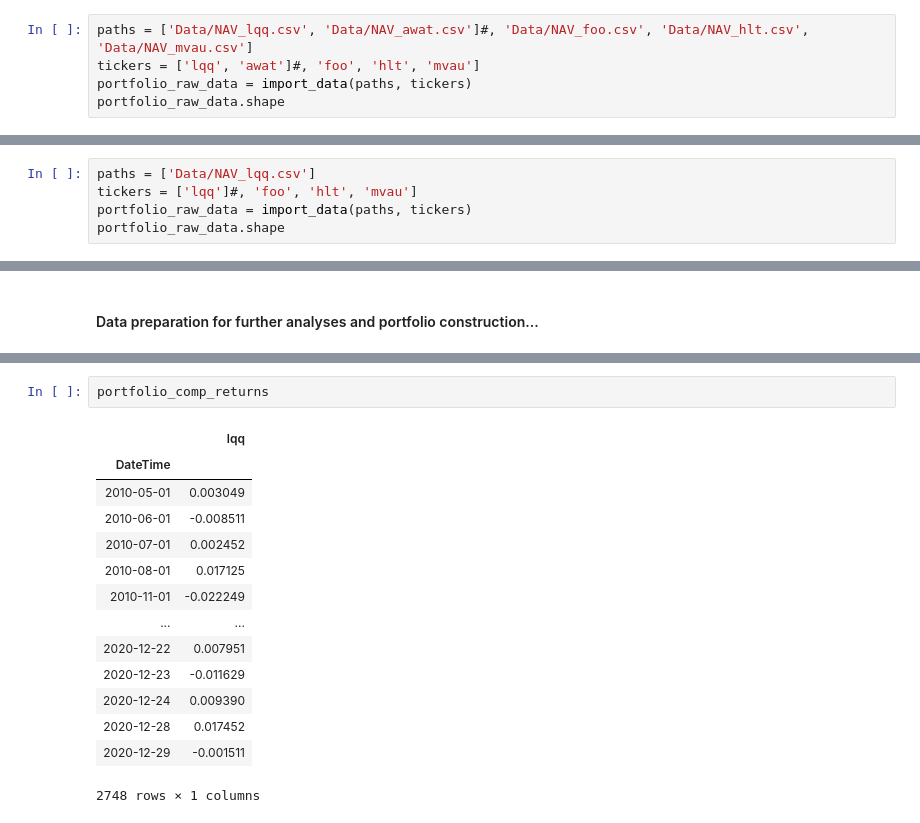
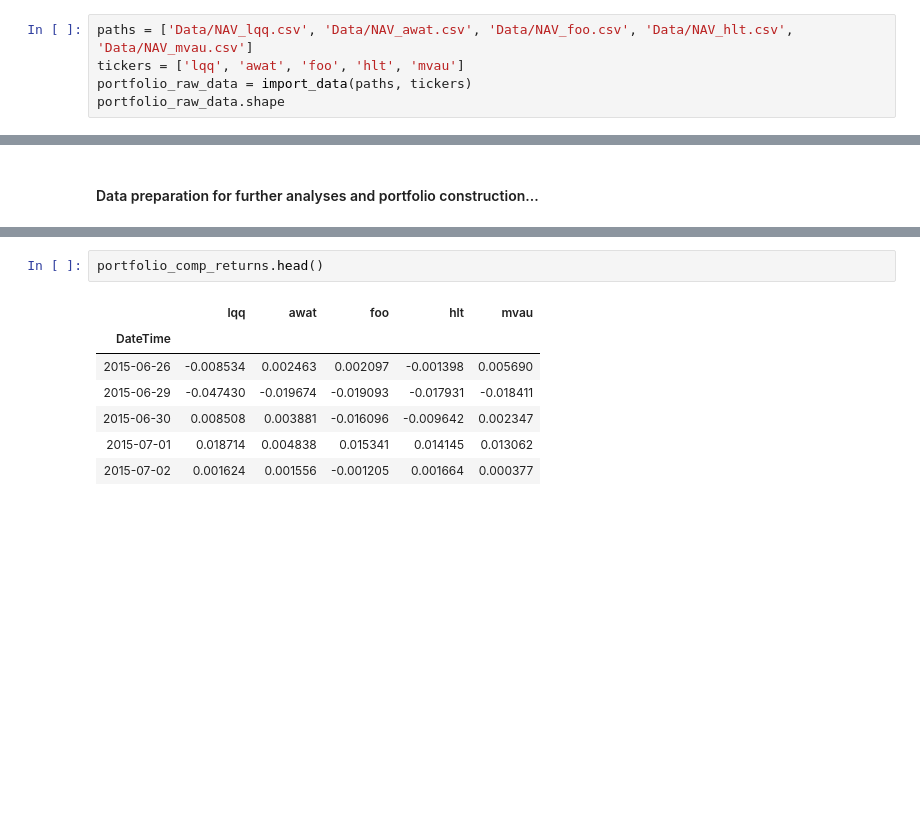
Before and after one commit to mzizi-io/Portfolio-Construction, a Jupyter notebook: cookbook.ipynb, the cells around one changed output, grey strips where cells are left out. Drawn from its saved outputs; the diff is of its cells as text; blank space fills up the shorter version.

```diff
--- a/cookbook.ipynb
+++ b/cookbook.ipynb
@@ -40,8 +51,8 @@ Data are sourced from https://www.lyxoretf.fr/
 # %% [markdown]
 #### Cleaning and converting daily data to weekly data...
 # %%
-paths = ['Data/NAV_lqq.csv', 'Data/NAV_awat.csv']#, 'Data/NAV_foo.csv', 'Data/NAV_hlt.csv', 'Data/NAV_mvau.csv']
-tickers = ['lqq', 'awat']#, 'foo', 'hlt', 'mvau']
+paths = ['Data/NAV_lqq.csv', 'Data/NAV_awat.csv', 'Data/NAV_foo.csv', 'Data/NAV_hlt.csv', 'Data/NAV_mvau.csv']
+tickers = ['lqq', 'awat', 'foo', 'hlt', 'mvau']
 portfolio_raw_data = import_data(paths, tickers)
 portfolio_raw_data.shape
 # %% [output]
@@ -49,5 +59,0 @@ portfolio_raw_data.shape
-# %%
-paths = ['Data/NAV_lqq.csv']
-tickers = ['lqq']#, 'foo', 'hlt', 'mvau']
-portfolio_raw_data = import_data(paths, tickers)
-portfolio_raw_data.shape
@@ -68,17 +87,10 @@ portfolio_comp_returns.cumsum().iplot()
 # %%
-portfolio_comp_returns
+portfolio_comp_returns.head()
 # %% [output]
-|  | lqq |
-| DateTime |  |
-| 2010-05-01 | 0.003049 |
-| 2010-06-01 | -0.008511 |
-| 2010-07-01 | 0.002452 |
-| 2010-08-01 | 0.017125 |
-| 2010-11-01 | -0.022249 |
-| ... | ... |
-| 2020-12-22 | 0.007951 |
-| 2020-12-23 | -0.011629 |
-| 2020-12-24 | 0.009390 |
-| 2020-12-28 | 0.017452 |
-| 2020-12-29 | -0.001511 |
+|  | lqq | awat | foo | hlt | mvau |
+| DateTime |  |  |  |  |  |
+| 2015-06-26 | -0.008534 | 0.002463 | 0.002097 | -0.001398 | 0.005690 |
+| 2015-06-29 | -0.047430 | -0.019674 | -0.019093 | -0.017931 | -0.018411 |
+| 2015-06-30 | 0.008508 | 0.003881 | -0.016096 | -0.009642 | 0.002347 |
+| 2015-07-01 | 0.018714 | 0.004838 | 0.015341 | 0.014145 | 0.013062 |
+| 2015-07-02 | 0.001624 | 0.001556 | -0.001205 | 0.001664 | 0.000377 |
-2748 rows × 1 columns
```
Also changed, not shown: parts of 17 cells of this notebook.
